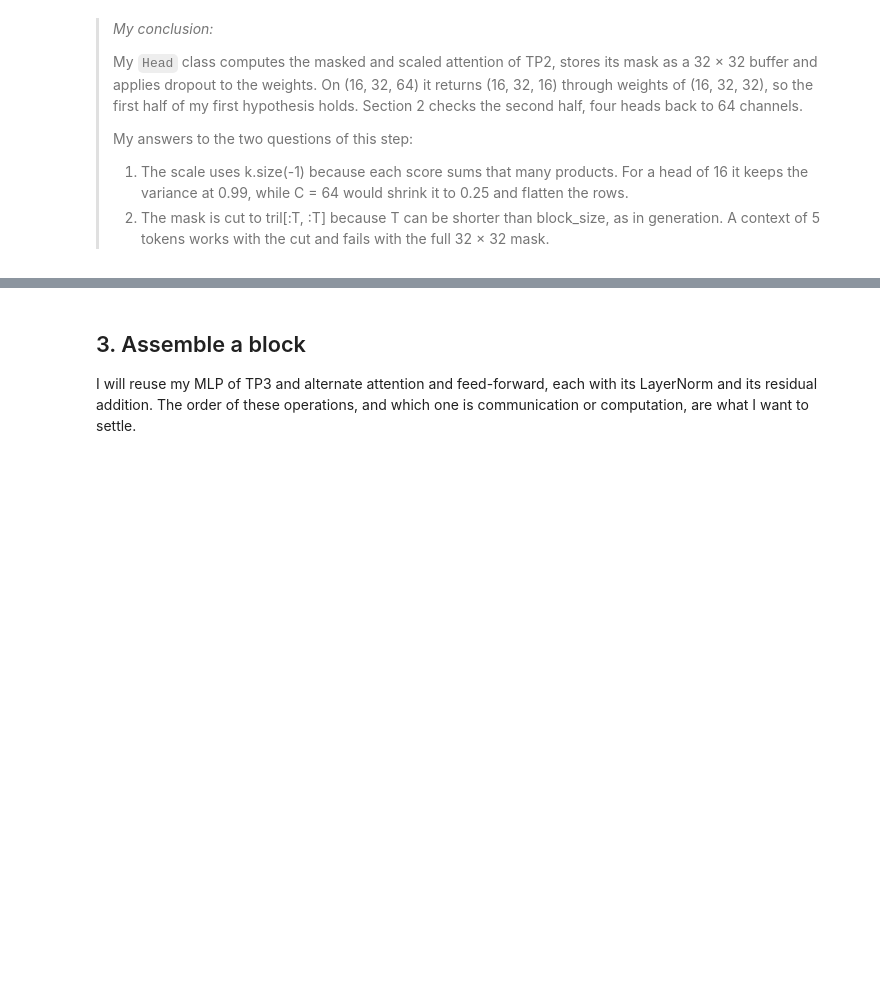
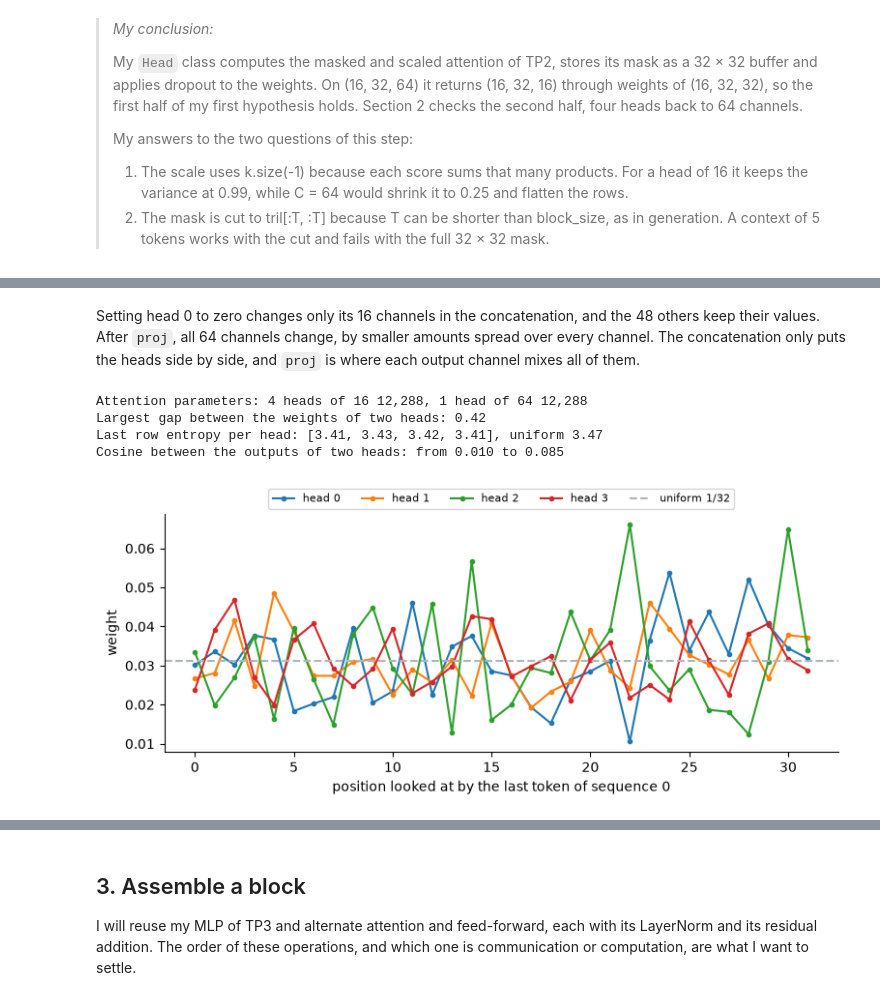
Before and after one commit to mcrayssac/ING3_IAA_GB_NLP, a Jupyter notebook: TP4_transformers.ipynb, the cells around one changed output, grey strips where cells are left out. Drawn from its saved outputs; the diff is of its cells as text; code cells hidden in the pictures; blank space fills up the shorter version.

```diff
--- a/TP4_transformers.ipynb
+++ b/TP4_transformers.ipynb
@@ -396,0 +449,12 @@ I will run four heads of 16 channels side by side, concatenate them back to 64 c
+# %%
+# Why the last dimension? Each slice of 16 channels, then the concatenation on dim 0 and dim 1.
+for h, head_out in enumerate(head_outs):
+    piece = concat[..., head_size * h:head_size * (h + 1)]
+    print(f'channels {head_size * h} to {head_size * (h + 1) - 1} are head {h}: '
+          f'{torch.equal(piece, head_out)}')
+for dim in (0, 1):
+    wrong = torch.cat(head_outs, dim=dim)
+    try:
+        sa.proj(wrong)
+    except RuntimeError as error:
+        print(f'cat on dim={dim}: {tuple(wrong.shape)}, proj fails: {error}')
@@ -396,0 +508,37 @@ I will run four heads of 16 channels side by side, concatenate them back to 64 c
+# %% [markdown]
+Setting head 0 to zero changes only its 16 channels in the concatenation, and the 48 others keep their values. After `proj`, all 64 channels change, by smaller amounts spread over every channel. The concatenation only puts the heads side by side, and `proj` is where each output channel mixes all of them.
+# %%
+# Four heads of 16 or one head of 64? Same attention parameters, but how many patterns?
+one = MultiHeadAttention(1, n_embd)
+print(f'Attention parameters: 4 heads of 16 {sum(p.numel() for p in sa.heads.parameters()):,}, '
+      f'1 head of 64 {sum(p.numel() for p in one.heads.parameters()):,}')
+
+patterns = []
+for h in sa.heads:
+    k_h = h.key(x)
+    scores = h.query(x) @ k_h.transpose(-2, -1) * k_h.size(-1)**-0.5
+    patterns.append(F.softmax(scores.masked_fill(h.tril == 0, float('-inf')), dim=-1).detach())
+gaps = [(a - b).abs().max().item() for i, a in enumerate(patterns) for b in patterns[i + 1:]]
+entropies = [-(w[:, -1] * torch.log(w[:, -1])).sum(dim=-1).mean().item() for w in patterns]
+cosines = [F.cosine_similarity(a.flatten(), b.flatten(), dim=0).item()
+           for i, a in enumerate(head_outs) for b in head_outs[i + 1:]]
+print(f'Largest gap between the weights of two heads: {max(gaps):.2f}')
+print(f'Last row entropy per head: {[round(e, 2) for e in entropies]}, '
+      f'uniform {math.log(block_size):.2f}')
+print(f'Cosine between the outputs of two heads: from {min(cosines):.3f} to {max(cosines):.3f}')
+
+fig, ax = plt.subplots(figsize=(9, 3.2))
+for h, pattern in enumerate(patterns):
+    ax.plot(range(block_size), pattern[0, -1], marker='o', markersize=3, label=f'head {h}')
+ax.axhline(1 / block_size, linestyle='--', color='#adb5bd', label='uniform 1/32')
+ax.set_xlabel('position looked at by the last token of sequence 0')
+ax.set_ylabel('weight')
+ax.legend(fontsize=8, ncols=5, loc='lower center', bbox_to_anchor=(0.5, 1.0))
+ax.spines[['top', 'right']].set_visible(False)
+plt.show()
+# %% [output]
+Attention parameters: 4 heads of 16 12,288, 1 head of 64 12,288
+Largest gap between the weights of two heads: 0.42
+Last row entropy per head: [3.41, 3.43, 3.42, 3.41], uniform 3.47
+Cosine between the outputs of two heads: from 0.010 to 0.085
+[figure, added]
```
Also changed, not shown: parts of 13 cells of this notebook, 4 other files.
